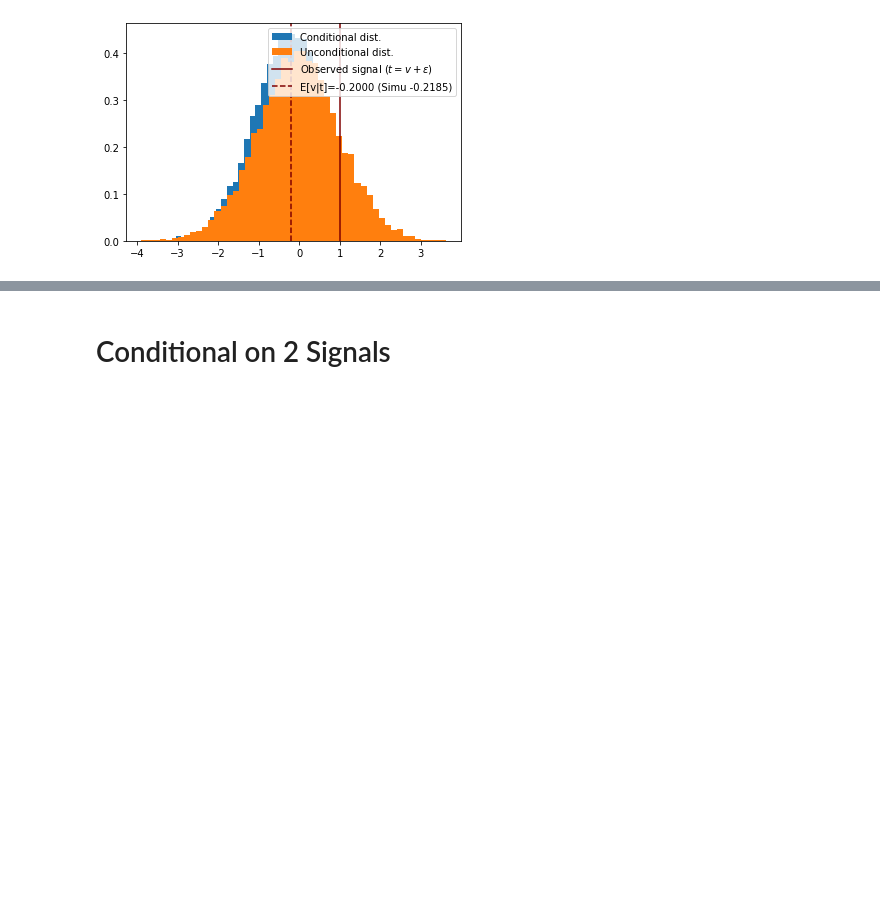
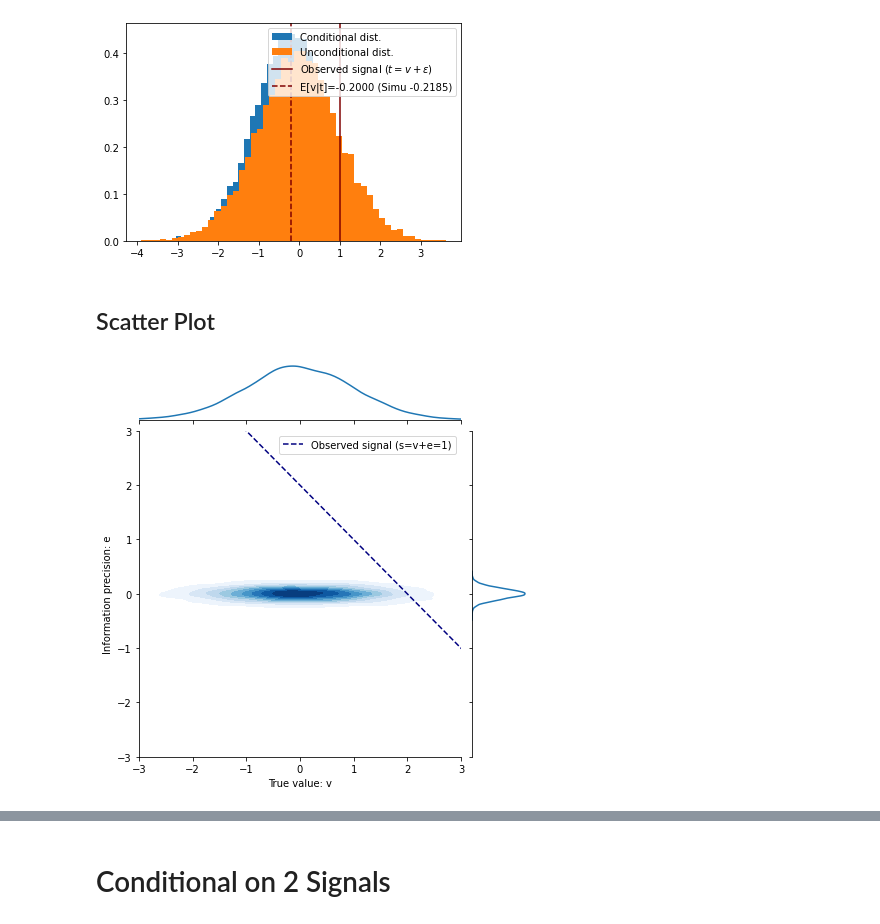
Before and after one commit to Wenzhi-Ding/coding_notes, a Jupyter notebook: 30_Other_Source/M220325-conditional-distribution.ipynb, the cells around one changed output, grey strips where cells are left out. Drawn from its saved outputs; the diff is of its cells as text; code cells hidden in the pictures; blank space fills up the shorter version.

```diff
--- a/30_Other_Source/M220325-conditional-distribution.ipynb
+++ b/30_Other_Source/M220325-conditional-distribution.ipynb
@@ -100,3 +105,26 @@ plot(t=1, v=(0, 1), e=(0, 2))  # When noise is large (sig_e), the information gi
 plot(t=1, v=(0, 1), e=(2, 2))  # When noise persistently enlarge the signal, the conditional expectation should be actually quite small.
 # %% [output]
 [figure]
+# %% [markdown]
+## Scatter Plot
+# %%
+def joint_plot(t=0.5, v=(0, 1), e=(0, 0.5)):
+
+    mu_v, sig_v = v
+    mu_e, sig_e = e
+
+    v = np.random.normal(mu_v, sig_v, 10000)
+    e = np.random.normal(mu_e, sig_e, 10000)
+    s = v + e
+
+    jg = sns.jointplot(x=v, y=e, cmap="Blues", shade=True, kind='kde', xlim=(mu_v - 3, mu_v + 3), ylim=(mu_e - 3, mu_e + 3))
+    jg.ax_joint.plot([t + 3, t - 3], [t - 3, t + 3], c='navy', ls='--', label=f'Observed signal (s=v+e={t})')
+    jg.ax_joint.set_ylabel('Information precision: e')
+    jg.ax_joint.set_xlabel('True value: v')
+
+    jg.ax_joint.legend()
+    plt.show()
+
+joint_plot(t=1, e=(0, 0.1))
+# %% [output]
+[figure, added]
```
Also changed, not shown: parts of 8 cells of this notebook.
